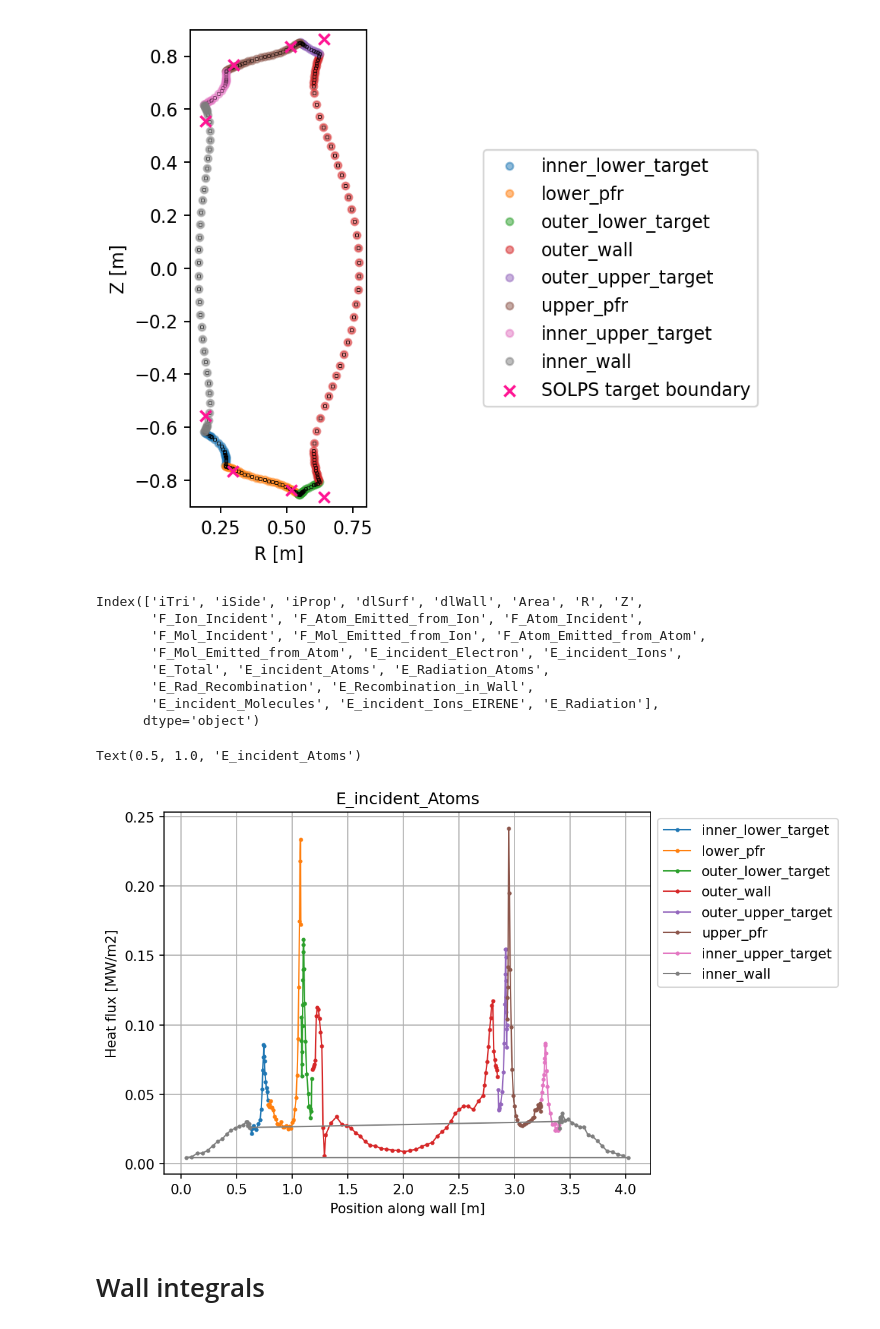
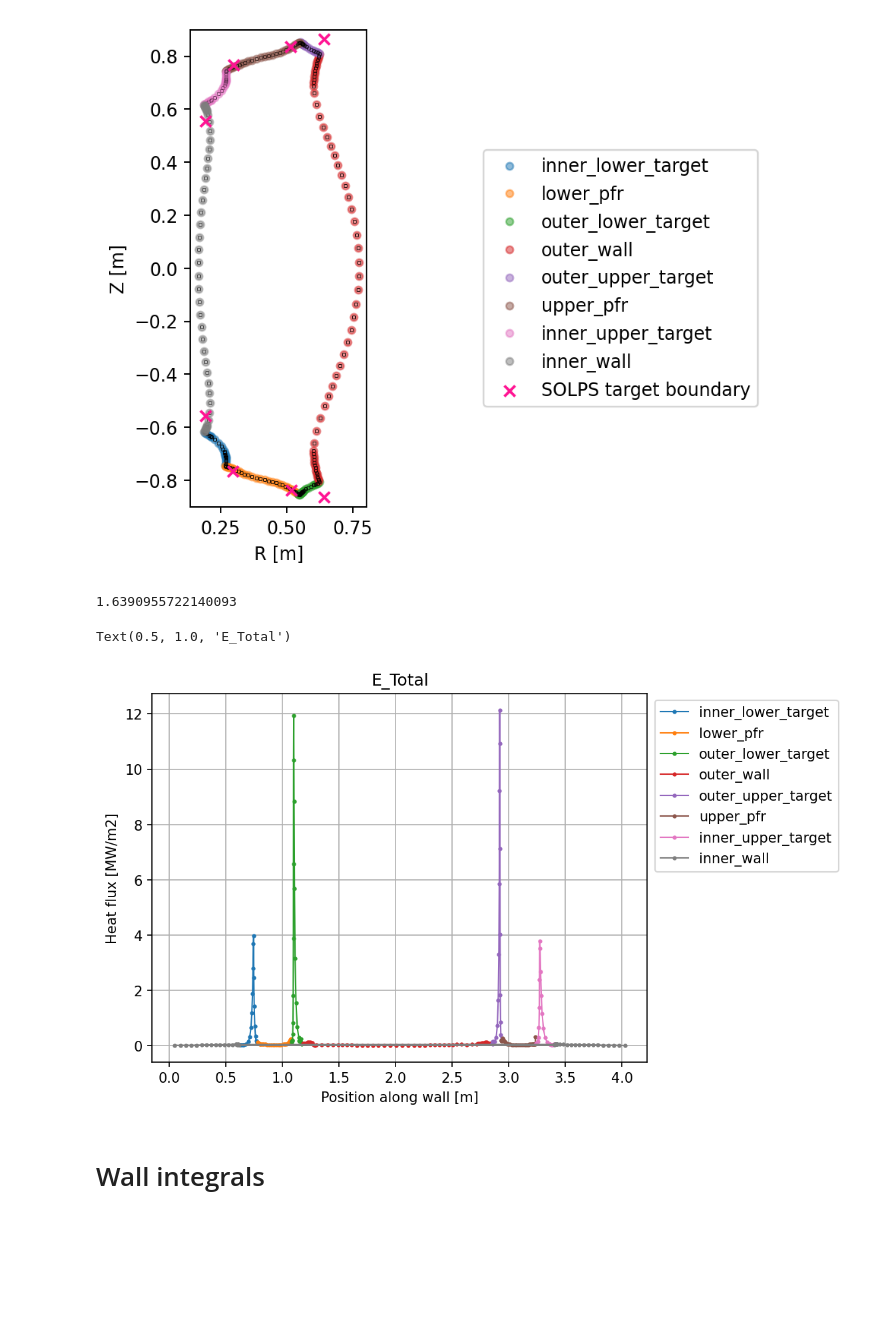
Before and after one commit to mikekryjak/notebooks, a Jupyter notebook: soledge-work/4ab-heatbalance_soledge_tight.ipynb, the cells around one changed output. Saved outputs shown, nothing was run; the diff lists cells and outputs as text; code cells hidden in the pictures; blank space fills up the shorter version.

```diff
--- a/soledge-work/4ab-heatbalance_soledge_tight.ipynb
+++ b/soledge-work/4ab-heatbalance_soledge_tight.ipynb
@@ -199,34 +217,32 @@ ax.set_ylim(-0.9, 0.9)
 No duplicates found
 (-0.9, 0.9)
 [figure]
-# %%
-df.columns
-# %% [output]
-Index(['iTri', 'iSide', 'iProp', 'dlSurf', 'dlWall', 'Area', 'R', 'Z',
-       'F_Ion_Incident', 'F_Atom_Emitted_from_Ion', 'F_Atom_Incident',
-       'F_Mol_Incident', 'F_Mol_Emitted_from_Ion', 'F_Atom_Emitted_from_Atom',
-       'F_Mol_Emitted_from_Atom', 'E_incident_Electron', 'E_incident_Ions',
-       'E_Total', 'E_incident_Atoms', 'E_Radiation_Atoms',
-       'E_Rad_Recombination', 'E_Recombination_in_Wall',
-       'E_incident_Molecules', 'E_incident_Ions_EIRENE', 'E_Radiation'],
-      dtype='object')
+# %%
+tot = 0
+for region in wfluxes.keys():
+    tot += (wfluxes[region]["E_Total"] * wfluxes[region]["Area"]).sum() * 1e-6
+
+tot
+# %% [output]
+1.6390955722140093
 # %%
 %matplotlib inline
 fig, ax = plt.subplots(dpi = 150)
-param = "E_incident_Atoms"
+# param = "E_incident_Atoms"
+param = "E_Total"
 for region in wfluxes.keys():
     ax.plot(wfluxes[region]["dlWall"], wfluxes[region][param]*1e-6, label = region, marker = "o", lw = 1, markersize = 2)
 
 ax.legend(loc="upper right", bbox_to_anchor=(1.4,1))
 ax.grid()
 
 ax.set_xlabel("Position along wall [m]")
 ax.set_yscale("linear")
 ax.set_ylabel("Heat flux [MW/m2]")
 ax.set_title(param)
 # ax.set_xlim(3.6,3.7)
 # %% [output]
-Text(0.5, 1.0, 'E_incident_Atoms')
+Text(0.5, 1.0, 'E_Total')
-[figure, old version]
+[figure, new version]
 # %% [markdown]
 # Wall integrals
```
Also changed, not shown: parts of 21 cells of this notebook, 37 other files.
